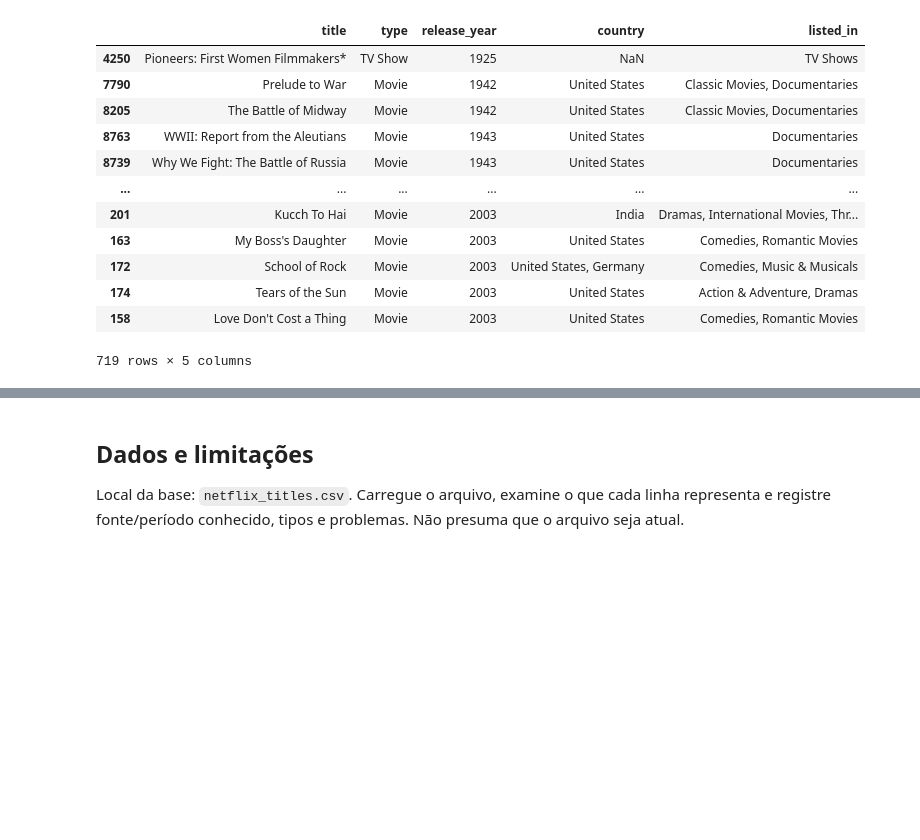
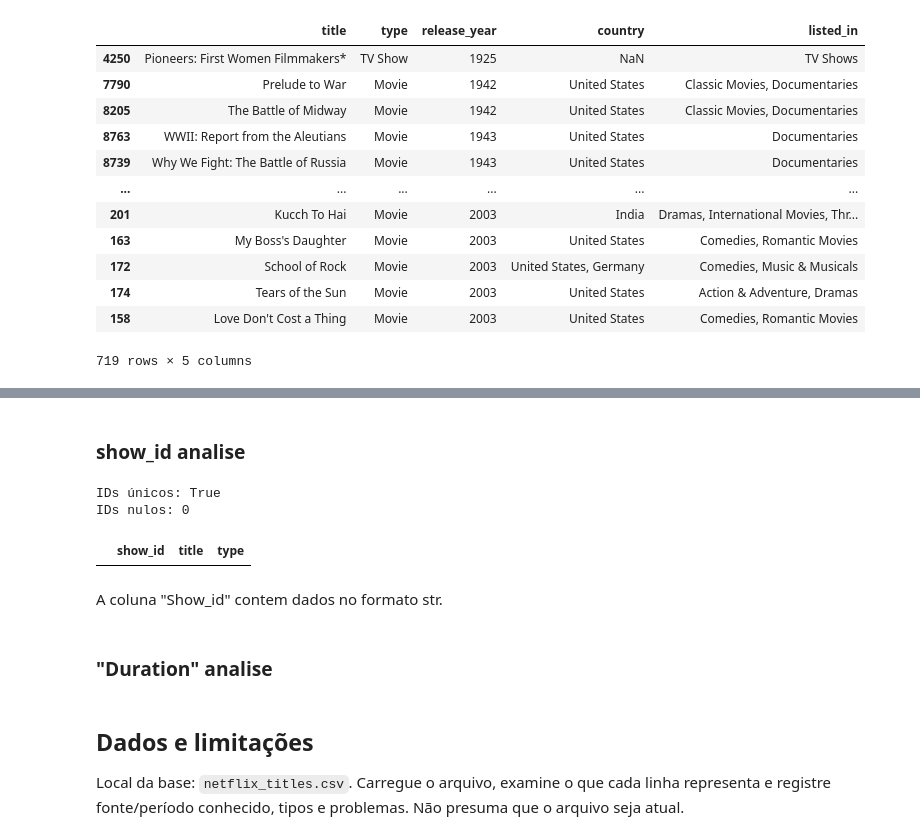
Before and after one commit to peottaig/analise-dados-netflix, a Jupyter notebook: guia.ipynb, the cells around one changed output, grey strips where cells are left out. Drawn from its saved outputs; the diff is of its cells as text; code cells hidden in the pictures; blank space fills up the shorter version.

Commit message:
Update Netflix exploration and inspect missing durations

```diff
--- a/guia.ipynb
+++ b/guia.ipynb
@@ -153,3 +173,18 @@ np.float64(8.819312130833966)
+# %% [markdown]
+### show_id analise
+# %%
+print(f"IDs únicos: {base['show_id'].is_unique}")
+print(f"IDs nulos: {base['show_id'].isna().sum()}")
+
+base.loc[base['show_id'].duplicated(keep=False), ['show_id', 'title', 'type']]
+# %% [output]
+IDs únicos: True
+IDs nulos: 0
+|  | show_id | title | type |
+# %% [markdown]
+A coluna "Show_id" contem dados no formato str.
+# %% [markdown]
+### "Duration" analise
 # %% [markdown]
 ## Dados e limitações
 
```
Also changed, not shown: parts of 11 cells of this notebook.
